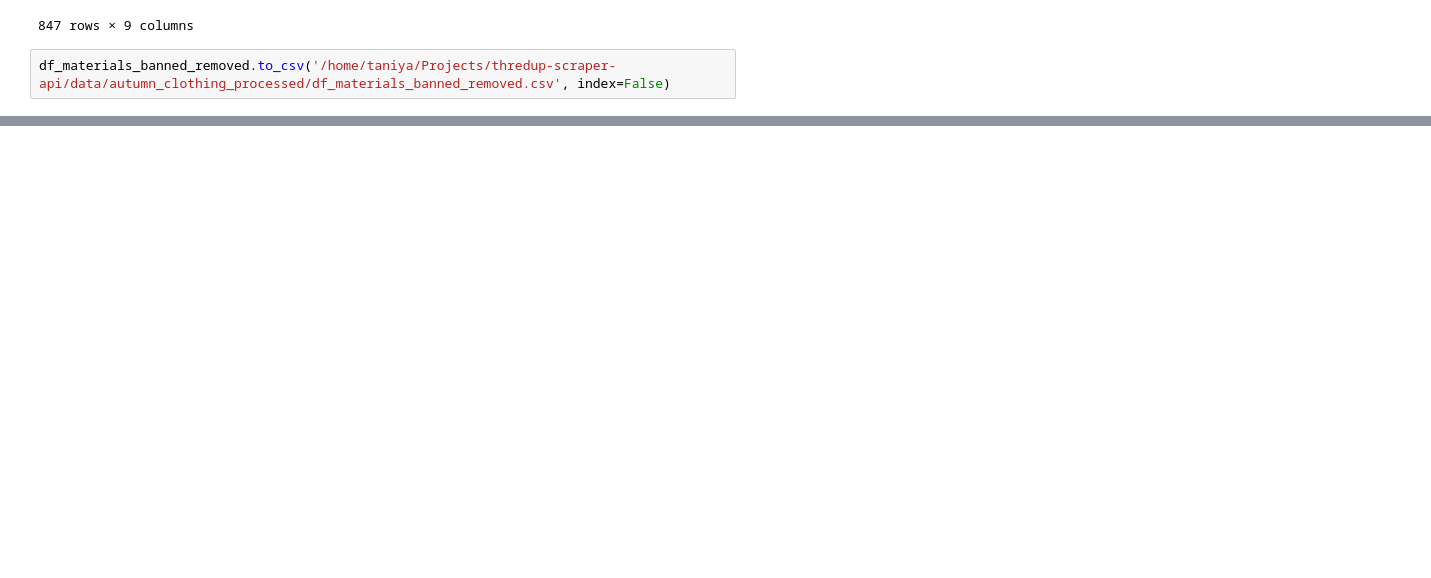
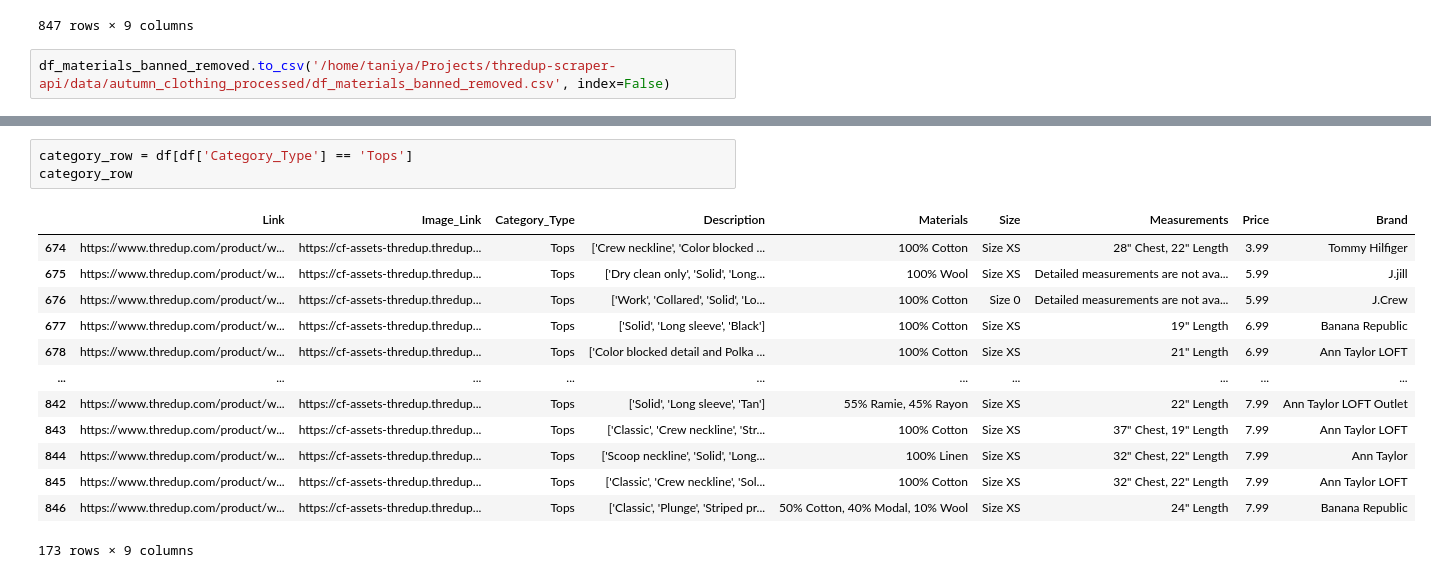
Before and after one commit to tas09009/thredup-scraper-api, a Jupyter notebook: code/basic_scrape.ipynb, the cells around one changed output, grey strips where cells are left out. Saved outputs shown, nothing was run; the diff lists cells and outputs as text; blank space fills up the shorter version.

```diff
--- a/code/basic_scrape.ipynb
+++ b/code/basic_scrape.ipynb
@@ -260,0 +280,17 @@ df_materials_banned_removed.to_csv('/home/taniya/Projects/thredup-scraper-api/da
+# %%
+category_row = df[df['Category_Type'] == 'Tops']
+category_row
+# %% [output]
+|  | Link | Image_Link | Category_Type | Description | Materials | Size | Measurements | Price | Brand |
+| 674 | https://www.thredup.com/product/w... | https://cf-assets-thredup.thredup... | Tops | ['Crew neckline', 'Color blocked ... | 100% Cotton | Size XS | 28" Chest, 22" Length | 3.99 | Tommy Hilfiger |
+| 675 | https://www.thredup.com/product/w... | https://cf-assets-thredup.thredup... | Tops | ['Dry clean only', 'Solid', 'Long... | 100% Wool | Size XS | Detailed measurements are not ava... | 5.99 | J.jill |
+| 676 | https://www.thredup.com/product/w... | https://cf-assets-thredup.thredup... | Tops | ['Work', 'Collared', 'Solid', 'Lo... | 100% Cotton | Size 0 | Detailed measurements are not ava... | 5.99 | J.Crew |
+| 677 | https://www.thredup.com/product/w... | https://cf-assets-thredup.thredup... | Tops | ['Solid', 'Long sleeve', 'Black'] | 100% Cotton | Size XS | 19" Length | 6.99 | Banana Republic |
+| 678 | https://www.thredup.com/product/w... | https://cf-assets-thredup.thredup... | Tops | ['Color blocked detail and Polka ... | 100% Cotton | Size XS | 21" Length | 6.99 | Ann Taylor LOFT |
+| ... | ... | ... | ... | ... | ... | ... | ... | ... | ... |
+| 842 | https://www.thredup.com/product/w... | https://cf-assets-thredup.thredup... | Tops | ['Solid', 'Long sleeve', 'Tan'] | 55% Ramie, 45% Rayon | Size XS | 22" Length | 7.99 | Ann Taylor LOFT Outlet |
+| 843 | https://www.thredup.com/product/w... | https://cf-assets-thredup.thredup... | Tops | ['Classic', 'Crew neckline', 'Str... | 100% Cotton | Size XS | 37" Chest, 19" Length | 7.99 | Ann Taylor LOFT |
+| 844 | https://www.thredup.com/product/w... | https://cf-assets-thredup.thredup... | Tops | ['Scoop neckline', 'Solid', 'Long... | 100% Linen | Size XS | 32" Chest, 22" Length | 7.99 | Ann Taylor |
+| 845 | https://www.thredup.com/product/w... | https://cf-assets-thredup.thredup... | Tops | ['Classic', 'Crew neckline', 'Sol... | 100% Cotton | Size XS | 32" Chest, 22" Length | 7.99 | Ann Taylor LOFT |
+| 846 | https://www.thredup.com/product/w... | https://cf-assets-thredup.thredup... | Tops | ['Classic', 'Plunge', 'Striped pr... | 50% Cotton, 40% Modal, 10% Wool | Size XS | 24" Length | 7.99 | Banana Republic |
+173 rows × 9 columns
```
Also changed, not shown: parts of 12 cells of this notebook, 58 other files.
